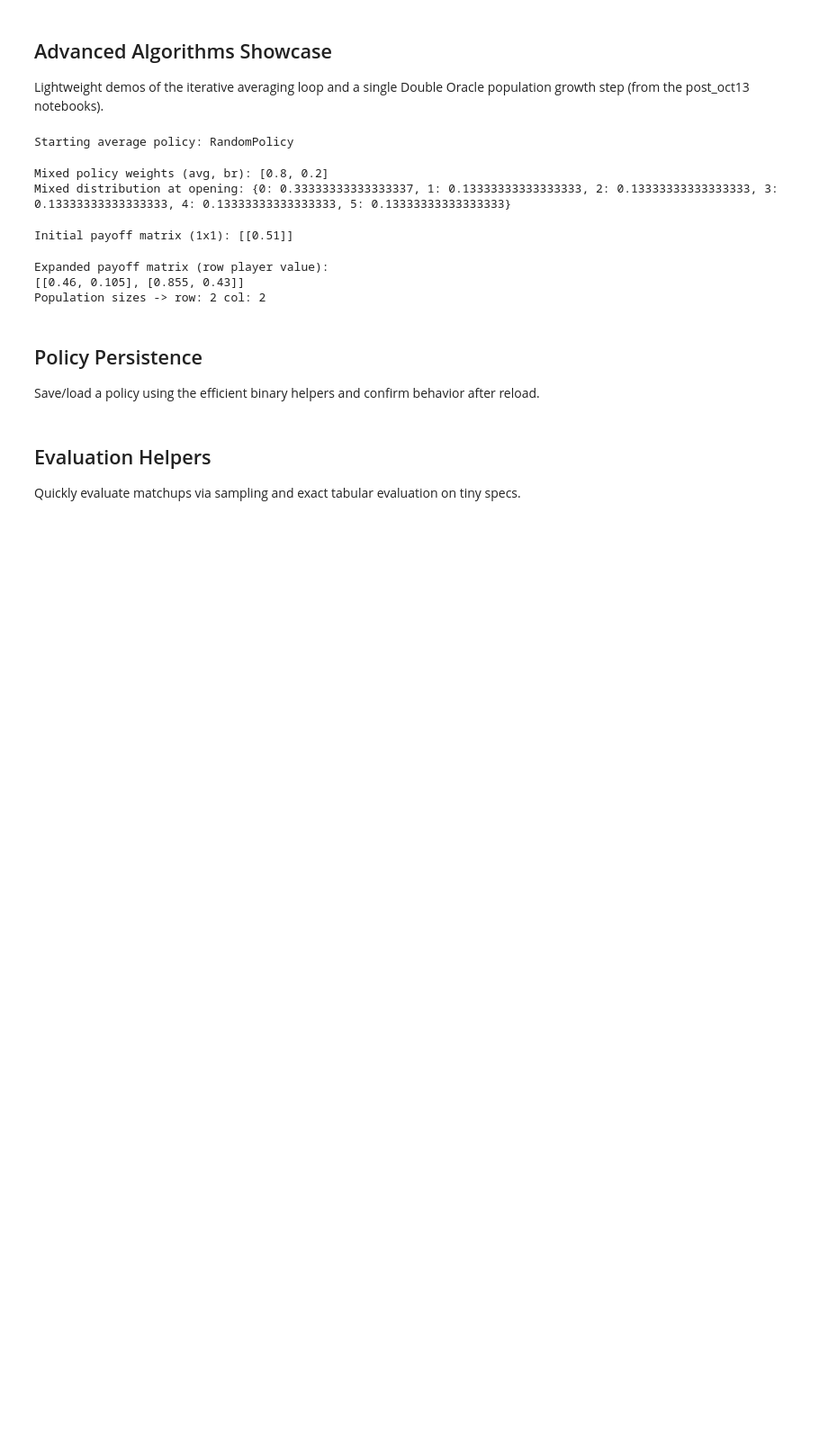
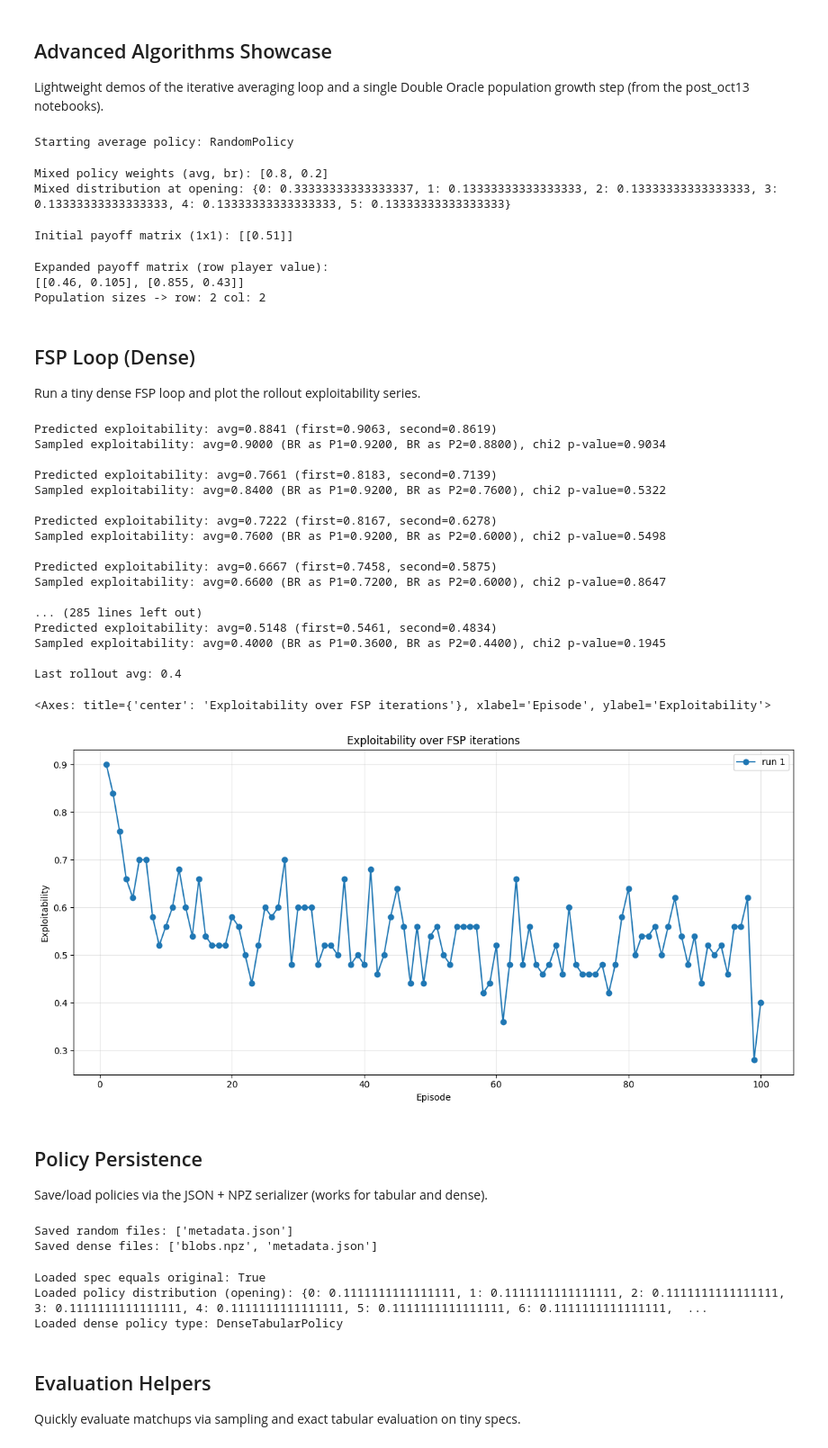
Before and after one commit to ImAdityaGupta/liars_poker, a Jupyter notebook: notebooks/dec_2025/overview.ipynb, the cells around one changed output. Shown at 90% size. Cells and saved outputs as stored; diff of their text form; code cells hidden in the pictures; blank space fills up the shorter version.

```diff
--- a/notebooks/dec_2025/overview.ipynb
+++ b/notebooks/dec_2025/overview.ipynb
@@ -217,19 +241,61 @@ print("Population sizes -> row:", len(pop_row), "col:", len(pop_col))
 Expanded payoff matrix (row player value):
 [[0.46, 0.105], [0.855, 0.43]]
 Population sizes -> row: 2 col: 2
-# %% [markdown]
-## Policy Persistence
-Save/load a policy using the efficient binary helpers and confirm behavior after reload.
+# %% [markdown]
+## FSP Loop (Dense)
+Run a tiny dense FSP loop and plot the rollout exploitability series.
+# %%
+fsp_spec = GameSpec(ranks=3, suits=2, hand_size=1, claim_kinds=("RankHigh", "Pair"), suit_symmetry=True)
+avg_dense, fsp_logs = dense_fsp_loop(fsp_spec, episodes=100, episodes_test=50, debug=False)
+print("Last rollout avg:", fsp_logs["exploitability_series"][-1]["rollout_avg"])
+plot_exploitability_series(fsp_logs)
+# %% [output]
+Predicted exploitability: avg=0.8841 (first=0.9063, second=0.8619)
+Sampled exploitability: avg=0.9000 (BR as P1=0.9200, BR as P2=0.8800), chi2 p-value=0.9034
+
+Predicted exploitability: avg=0.7661 (first=0.8183, second=0.7139)
+Sampled exploitability: avg=0.8400 (BR as P1=0.9200, BR as P2=0.7600), chi2 p-value=0.5322
+
+Predicted exploitability: avg=0.7222 (first=0.8167, second=0.6278)
+Sampled exploitability: avg=0.7600 (BR as P1=0.9200, BR as P2=0.6000), chi2 p-value=0.5498
+
+Predicted exploitability: avg=0.6667 (first=0.7458, second=0.5875)
+Sampled exploitability: avg=0.6600 (BR as P1=0.7200, BR as P2=0.6000), chi2 p-value=0.8647
+
+... (285 lines left out)
+Predicted exploitability: avg=0.5148 (first=0.5461, second=0.4834)
+Sampled exploitability: avg=0.4000 (BR as P1=0.3600, BR as P2=0.4400), chi2 p-value=0.1945
+
+Last rollout avg: 0.4
+<Axes: title={'center': 'Exploitability over FSP iterations'}, xlabel='Episode', ylabel='Exploitability'>
+[figure, added]
+# %% [markdown]
+## Policy Persistence
+Save/load policies via the JSON + NPZ serializer (works for tabular and dense).
 # %%
 save_dir = ARTIFACTS_ROOT / "overview_demo" / "random_policy"
+dense_dir = ARTIFACTS_ROOT / "overview_demo" / "dense_policy"
 save_dir.mkdir(parents=True, exist_ok=True)
-rand_pol.store_efficiently(str(save_dir))
-print("Saved files:", sorted(os.listdir(save_dir)))
+dense_dir.mkdir(parents=True, exist_ok=True)
+save_policy(rand_pol, save_dir)
+dense_to_save = DenseTabularPolicy(step_spec)
+save_policy(dense_to_save, dense_dir)
+print("Saved random files:", sorted(os.listdir(save_dir)))
+print("Saved dense files:", sorted(os.listdir(dense_dir)))
+# %% [output]
+Saved random files: ['metadata.json']
+Saved dense files: ['blobs.npz', 'metadata.json']
 # %%
-loaded, loaded_spec = Policy.load_policy(str(save_dir))
-opening_again = InfoSet(pid=0, hand=(1,), history=())
+loaded, loaded_spec = load_policy(save_dir)
+opening_again = InfoSet(pid=0, hand=possible_starting_hands(loaded_spec)[0], history=())
 print("Loaded spec equals original:", loaded_spec == step_spec)
 print("Loaded policy distribution (opening):", loaded.action_probs(opening_again))
+loaded_dense, _ = load_policy(dense_dir)
+print("Loaded dense policy type:", type(loaded_dense).__name__)
+# %% [output]
+Loaded spec equals original: True
+Loaded policy distribution (opening): {0: 0.1111111111111111, 1: 0.1111111111111111, 2: 0.1111111111111111, 3: 0.1111111111111111, 4: 0.1111111111111111, 5: 0.1111111111111111, 6: 0.1111111111111111,  ...
+Loaded dense policy type: DenseTabularPolicy
 # %% [markdown]
 ## Evaluation Helpers
 Quickly evaluate matchups via sampling and exact tabular evaluation on tiny specs.
```
Also changed, not shown: parts of 17 cells of this notebook, 24 other files.
